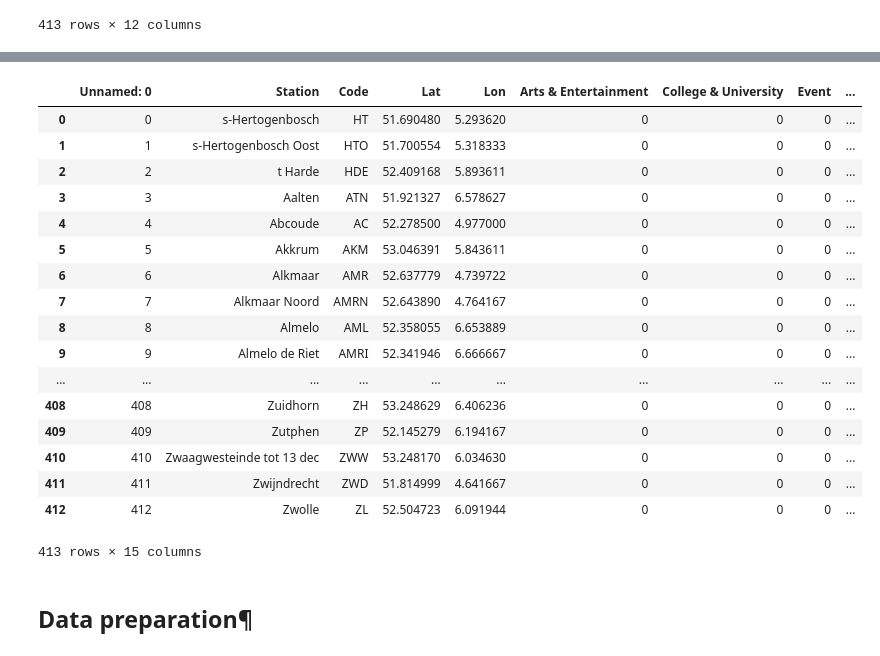
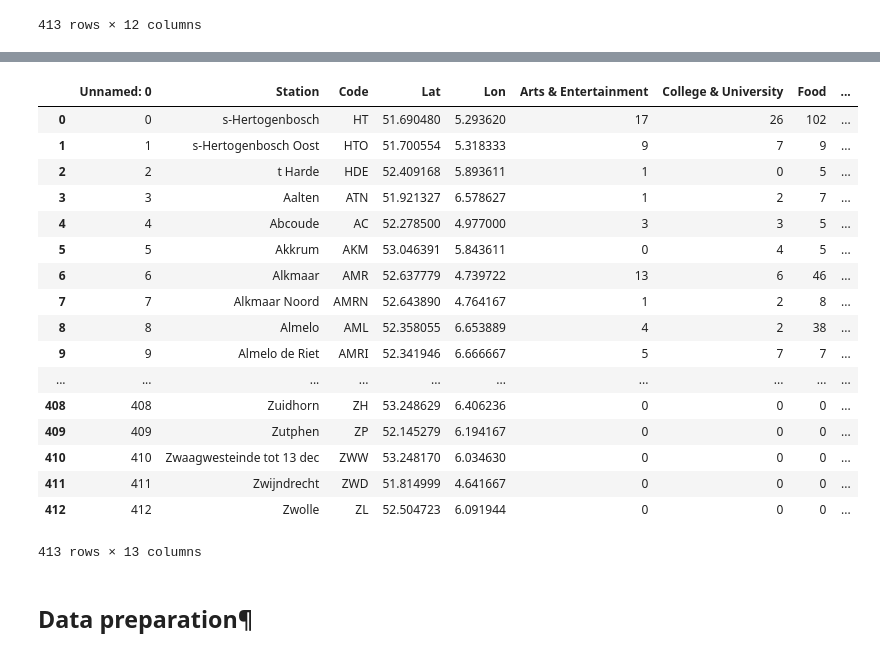
Before and after one commit to ArjanLem/Coursera_Capstone, a Jupyter notebook: BattleNeighbourhoods/classification_dutch_train_stations-wk5.ipynb, the cells around one changed output, grey strips where cells are left out. Saved outputs shown, nothing was run; the diff lists cells and outputs as text; code cells hidden in the pictures.

Commit message:
Update after 79 stations

```diff
--- a/BattleNeighbourhoods/classification_dutch_train_stations-wk5.ipynb
+++ b/BattleNeighbourhoods/classification_dutch_train_stations-wk5.ipynb
@@ -219,25 +237,25 @@ KeyError: 'totalResults'
 # %%
-stations_venues_df = pd.read_csv('stations_venues_df.csv')
-stations_venues_df
+stations_venues2_df = pd.read_csv('stations_venues_df.csv')
+stations_venues2_df
 # %% [output]
-|  | Unnamed: 0 | Station | Code | Lat | Lon | Arts & Entertainment | College & University | Event | ... |
-| 0 | 0 | s-Hertogenbosch | HT | 51.690480 | 5.293620 | 0 | 0 | 0 | ... |
-| 1 | 1 | s-Hertogenbosch Oost | HTO | 51.700554 | 5.318333 | 0 | 0 | 0 | ... |
-| 2 | 2 | t Harde | HDE | 52.409168 | 5.893611 | 0 | 0 | 0 | ... |
-| 3 | 3 | Aalten | ATN | 51.921327 | 6.578627 | 0 | 0 | 0 | ... |
-| 4 | 4 | Abcoude | AC | 52.278500 | 4.977000 | 0 | 0 | 0 | ... |
-| 5 | 5 | Akkrum | AKM | 53.046391 | 5.843611 | 0 | 0 | 0 | ... |
-| 6 | 6 | Alkmaar | AMR | 52.637779 | 4.739722 | 0 | 0 | 0 | ... |
-| 7 | 7 | Alkmaar Noord | AMRN | 52.643890 | 4.764167 | 0 | 0 | 0 | ... |
-| 8 | 8 | Almelo | AML | 52.358055 | 6.653889 | 0 | 0 | 0 | ... |
-| 9 | 9 | Almelo de Riet | AMRI | 52.341946 | 6.666667 | 0 | 0 | 0 | ... |
+|  | Unnamed: 0 | Station | Code | Lat | Lon | Arts & Entertainment | College & University | Food | ... |
+| 0 | 0 | s-Hertogenbosch | HT | 51.690480 | 5.293620 | 17 | 26 | 102 | ... |
+| 1 | 1 | s-Hertogenbosch Oost | HTO | 51.700554 | 5.318333 | 9 | 7 | 9 | ... |
+| 2 | 2 | t Harde | HDE | 52.409168 | 5.893611 | 1 | 0 | 5 | ... |
+| 3 | 3 | Aalten | ATN | 51.921327 | 6.578627 | 1 | 2 | 7 | ... |
+| 4 | 4 | Abcoude | AC | 52.278500 | 4.977000 | 3 | 3 | 5 | ... |
+| 5 | 5 | Akkrum | AKM | 53.046391 | 5.843611 | 0 | 4 | 5 | ... |
+| 6 | 6 | Alkmaar | AMR | 52.637779 | 4.739722 | 13 | 6 | 46 | ... |
+| 7 | 7 | Alkmaar Noord | AMRN | 52.643890 | 4.764167 | 1 | 2 | 8 | ... |
+| 8 | 8 | Almelo | AML | 52.358055 | 6.653889 | 4 | 2 | 38 | ... |
+| 9 | 9 | Almelo de Riet | AMRI | 52.341946 | 6.666667 | 5 | 7 | 7 | ... |
 | ... | ... | ... | ... | ... | ... | ... | ... | ... | ... |
 | 408 | 408 | Zuidhorn | ZH | 53.248629 | 6.406236 | 0 | 0 | 0 | ... |
 | 409 | 409 | Zutphen | ZP | 52.145279 | 6.194167 | 0 | 0 | 0 | ... |
 | 410 | 410 | Zwaagwesteinde tot 13 dec | ZWW | 53.248170 | 6.034630 | 0 | 0 | 0 | ... |
 | 411 | 411 | Zwijndrecht | ZWD | 51.814999 | 4.641667 | 0 | 0 | 0 | ... |
 | 412 | 412 | Zwolle | ZL | 52.504723 | 6.091944 | 0 | 0 | 0 | ... |
-413 rows × 15 columns
+413 rows × 13 columns
 # %% [markdown]
 ## Data preparation¶
 # %%
```
Also changed, not shown: parts of 14 cells of this notebook, 1 other file.
